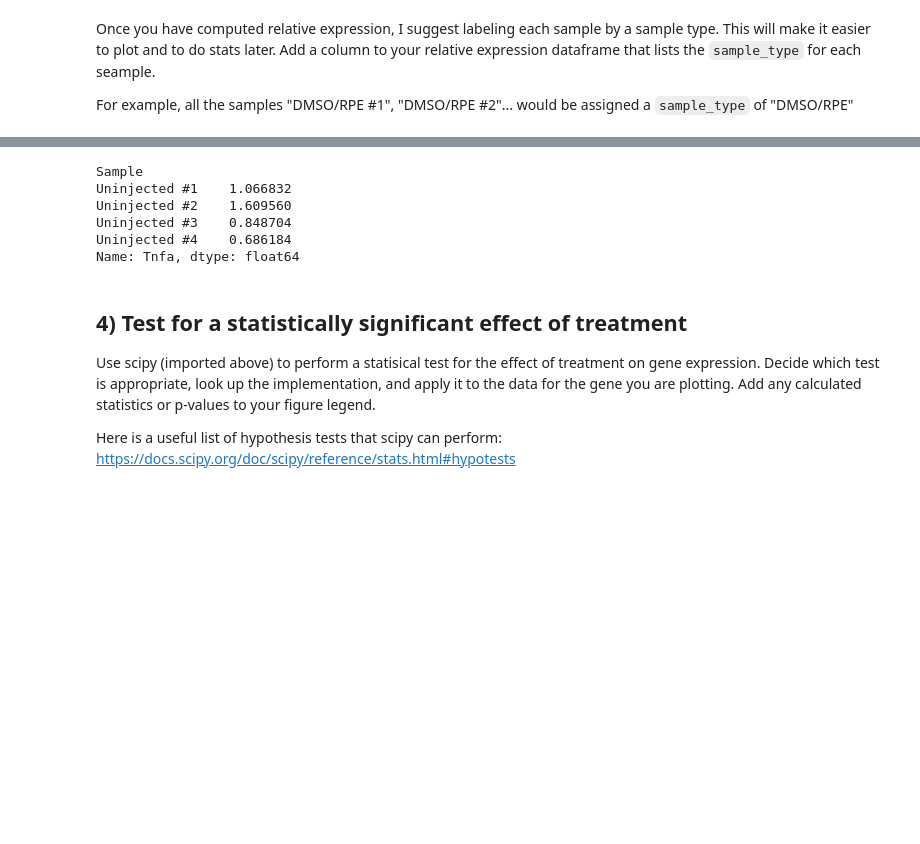
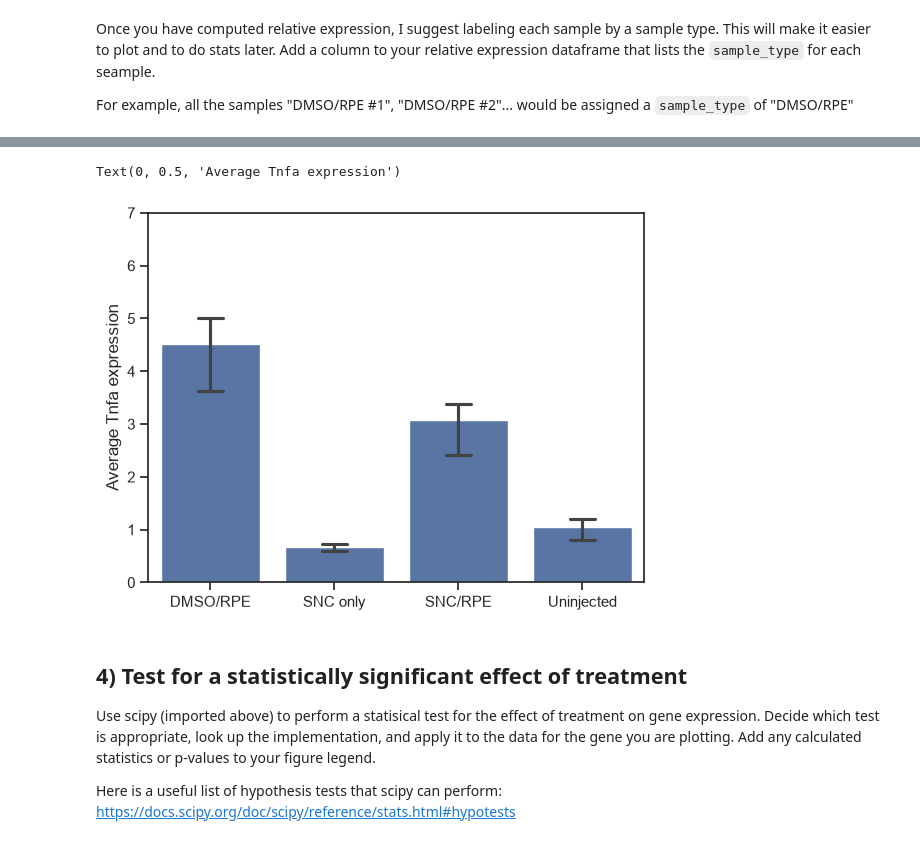
Before and after one commit to GabrielaValdivieso/abio558_gaby, a Jupyter notebook: miniproject_1_blank.ipynb, the cells around one changed output, grey strips where cells are left out. Saved outputs shown, nothing was run; the diff lists cells and outputs as text; code cells hidden in the pictures; blank space fills up the shorter version.

Commit message:
reproducing figure from paper

```diff
--- a/miniproject_1_blank.ipynb
+++ b/miniproject_1_blank.ipynb
@@ -148,16 +91,29 @@ https://journals.plos.org/plosone/article?id=10.1371/journal.pone.0243626
 
 ![image.png](attachment:5b69870a-d03b-4173-a35e-7052ad1d7a02.png)
 # %%
-uninjected_group = rel_exp.query('sample_type == "Uninjected"')['Tnfa']
-uninjected_group
-# sns.barplot(data=rel_exp, x=sample_type, y=rel_exp)
+sns.set_theme(style="ticks")
+
+Uninjected = rel_exp.query('sample_type == "Uninjected"')['Tnfa'].mean()
+SNC = rel_exp.query('sample_type == "SNC only"')['Tnfa'].mean()
+DMSO = rel_exp.query('sample_type == "DMSO/RPE"')['Tnfa'].mean()
+SNC_RPE = rel_exp.query('sample_type == "SNC/RPE"')['Tnfa'].mean()
+
+# print("Uninjected", Uninjected)
+# print("SNC", SNC)
+# print("DMSO", DMSO)
+# print("SNC_RPE", SNC_RPE)
+
+ax = sns.barplot(data=rel_exp,
+                 x=sample_type,
+                 y='Tnfa',
+                 hue=None,
+                 errorbar=("pi", 50), capsize=.2,
+                )
+ax.set_ylim(0, 7.0)
+ax.set_ylabel('Average Tnfa expression')
 # %% [output]
-Sample
-Uninjected #1    1.066832
-Uninjected #2    1.609560
-Uninjected #3    0.848704
-Uninjected #4    0.686184
-Name: Tnfa, dtype: float64
+Text(0, 0.5, 'Average Tnfa expression')
+[figure, added]
 # %% [markdown]
 ## 4) Test for a statistically significant effect of treatment
 Use scipy (imported above) to perform a statisical test for the effect of treatment on gene expression. Decide which test is appropriate, look up the implementation, and apply it to the data for the gene you are plotting. Add any calculated statistics or p-values to your figure legend.
```
Also changed, not shown: parts of 5 cells of this notebook.
